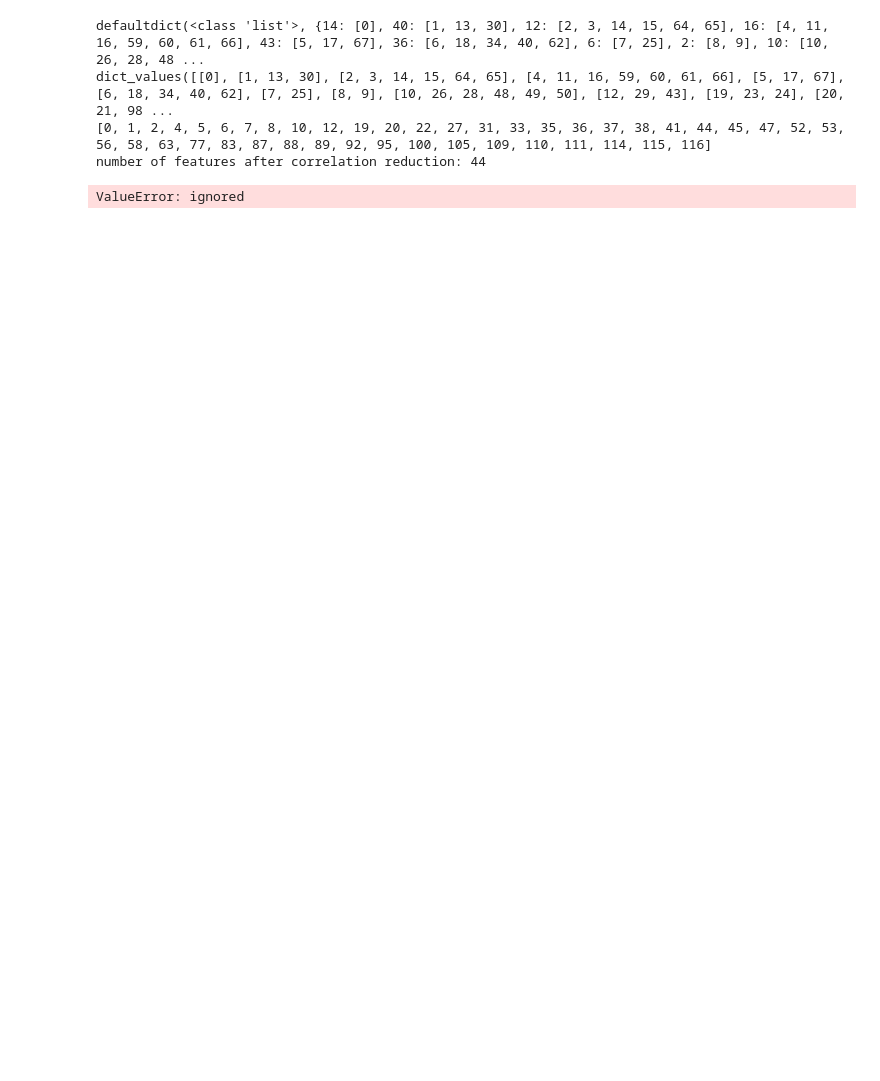
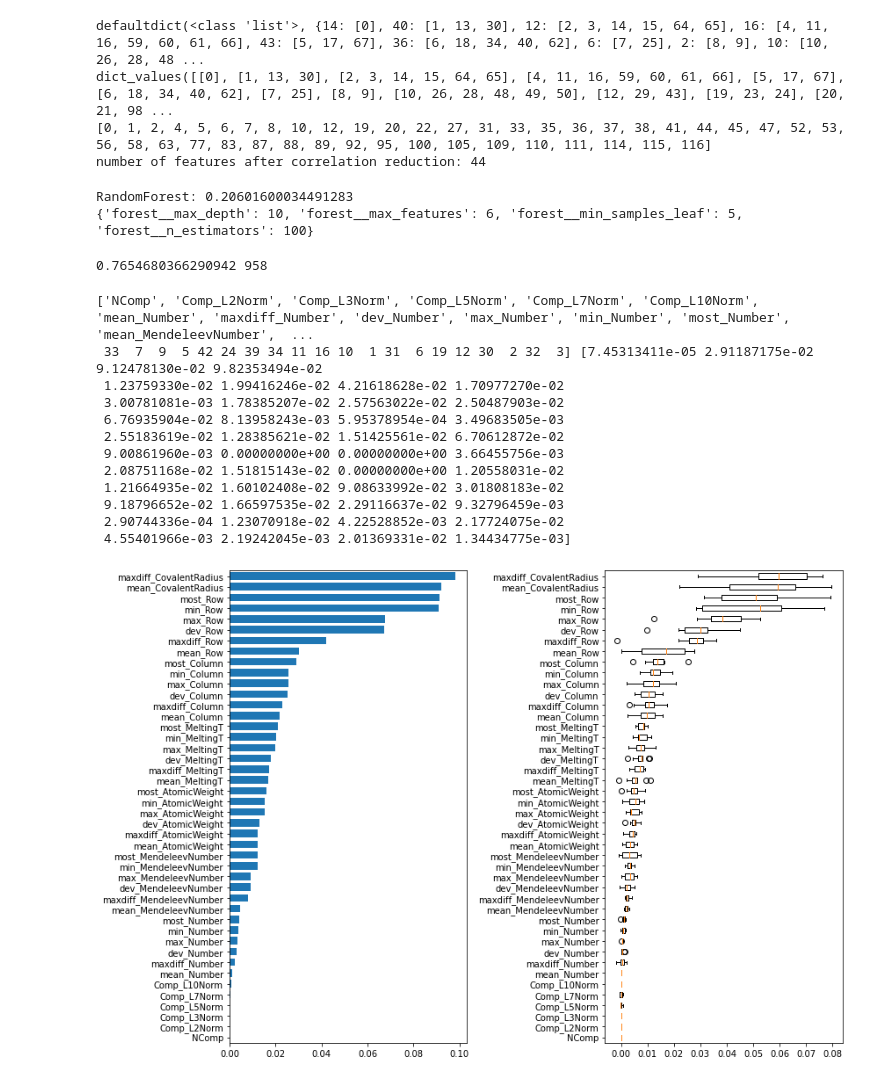
Before and after one commit to SUNWOUNG/HOMEWORK, a Jupyter notebook: project1.ipynb, the cells around one changed output. Drawn from its saved outputs; the diff is of its cells as text; code cells hidden in the pictures; blank space fills up the shorter version.

```diff
--- a/project1.ipynb
+++ b/project1.ipynb
@@ -205,23 +214,24 @@ est_rf = RandomForestRegressor(random_state=0)
 pipe_rf = Pipeline([('SKB', skb), ('forest', est_rf)])
 
 param_grid_rf = {
-     'forest__n_estimators':[1, 5, 100],
+     'forest__n_estimators':[1, 5, 10, 20, 100],
      'forest__max_depth':[1, 5, 10, 15],
-     'forest__max_features':[None],
-     'forest__min_samples_leaf':[1]
+     'forest__max_features':[5,6,7,8,9],
+     'forest__min_samples_leaf':[1,3,5]
 }
 # %%
 from sklearn.model_selection import GridSearchCV
 
-gcv_rf = GridSearchCV(estimator = est_rf , param_grid = param_grid_rf, cv = 3,return_train_score=True) #fill here
+gcv_rf = GridSearchCV(estimator = pipe_rf , param_grid = param_grid_rf, cv = 10,return_train_score=True) #fill here
 gcv_rf.fit(X_train, y_train)
 print('\nRandomForest:', gcv_rf.best_score_)
 print(gcv_rf.best_params_)
 # %% [output]
-ValueError: ignored
+RandomForest: 0.20601600034491283
+{'forest__max_depth': 10, 'forest__max_features': 6, 'forest__min_samples_leaf': 5, 'forest__n_estimators': 100}
 # %%
 #here please fill the best parameter you found in last step
-#est_rf = RandomForestRegressor(random_state=,max_features=' ',n_estimators= , max_depth= , min_samples_leaf= )
+est_rf = RandomForestRegressor(random_state=0, max_features=6,n_estimators= 100 , max_depth= 10, min_samples_leaf= 5)
 
 
 best_results=-10
@@ -242,3 +252,48 @@ print(best_results,best_state)
 X_train, X_test, y_train, y_test = train_test_split(X_sc, y, test_size=20, random_state=best_state)
 X_train=X_train[:,selected_features]
 X_test=X_test[:,selected_features]
+# %% [output]
+0.7654680366290942 958
+# %%
+from sklearn.inspection import permutation_importance
+
+result = permutation_importance(est_rf, X_train,y_train , n_repeats=10, random_state=0, n_jobs=2)
+perm_sorted_idx = result.importances_mean.argsort()
+# %%
+tree_importance_sorted_idx = np.argsort(est_rf.feature_importances_)
+tree_indices = np.arange(0, len(est_rf.feature_importances_)) + 0.5
+
+fig, (ax1, ax2) = plt.subplots(1, 2, figsize=(12, 8))
+ax1.barh(tree_indices, est_rf.feature_importances_[tree_importance_sorted_idx], height=0.7)
+
+ylabels=[]
+for i in range(len(tree_importance_sorted_idx)):
+    ylabels.append(final_features[i])
+
+ax1.set_yticklabels(ylabels)
+ax1.set_yticks(tree_indices)
+ax1.set_ylim((0, len(est_rf.feature_importances_)))
+
+labels=[]
+for i in range(len(perm_sorted_idx)):
+    labels.append(final_features[i])
+
+print(labels,tree_importance_sorted_idx,est_rf.feature_importances_)
+
+ax2.boxplot(result.importances[perm_sorted_idx].T, vert=False, labels=labels)
+fig.tight_layout()
+plt.show()
+# %% [output]
+['NComp', 'Comp_L2Norm', 'Comp_L3Norm', 'Comp_L5Norm', 'Comp_L7Norm', 'Comp_L10Norm', 'mean_Number', 'maxdiff_Number', 'dev_Number', 'max_Number', 'min_Number', 'most_Number', 'mean_MendeleevNumber',  ...
+ 33  7  9  5 42 24 39 34 11 16 10  1 31  6 19 12 30  2 32  3] [7.45313411e-05 2.91187175e-02 9.12478130e-02 9.82353494e-02
+ 1.23759330e-02 1.99416246e-02 4.21618628e-02 1.70977270e-02
+ 3.00781081e-03 1.78385207e-02 2.57563022e-02 2.50487903e-02
+ 6.76935904e-02 8.13958243e-03 5.95378954e-04 3.49683505e-03
+ 2.55183619e-02 1.28385621e-02 1.51425561e-02 6.70612872e-02
+ 9.00861960e-03 0.00000000e+00 0.00000000e+00 3.66455756e-03
+ 2.08751168e-02 1.51815143e-02 0.00000000e+00 1.20558031e-02
+ 1.21664935e-02 1.60102408e-02 9.08633992e-02 3.01808183e-02
+ 9.18796652e-02 1.66597535e-02 2.29116637e-02 9.32796459e-03
+ 2.90744336e-04 1.23070918e-02 4.22528852e-03 2.17724075e-02
+ 4.55401966e-03 2.19242045e-03 2.01369331e-02 1.34434775e-03]
+[figure, added]
```
Also changed, not shown: parts of 4 cells of this notebook.
